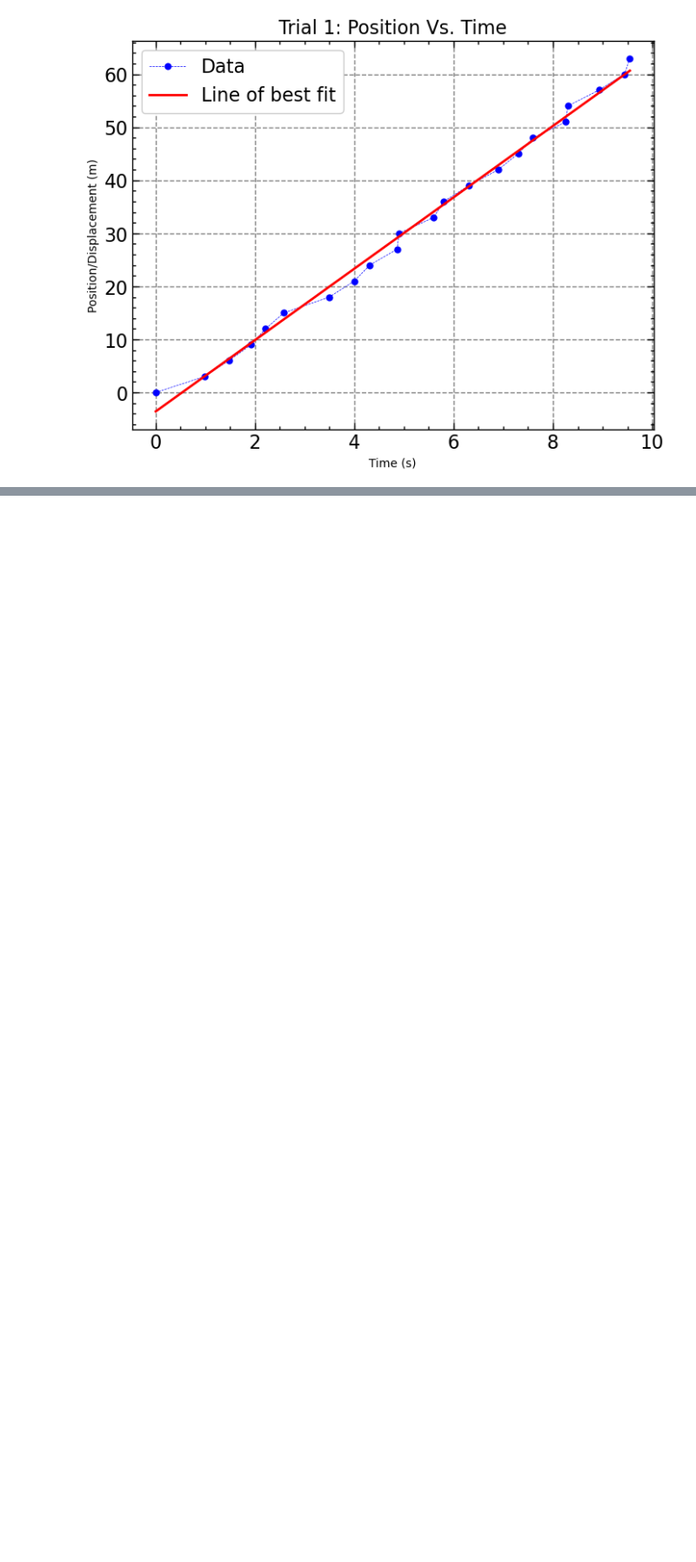
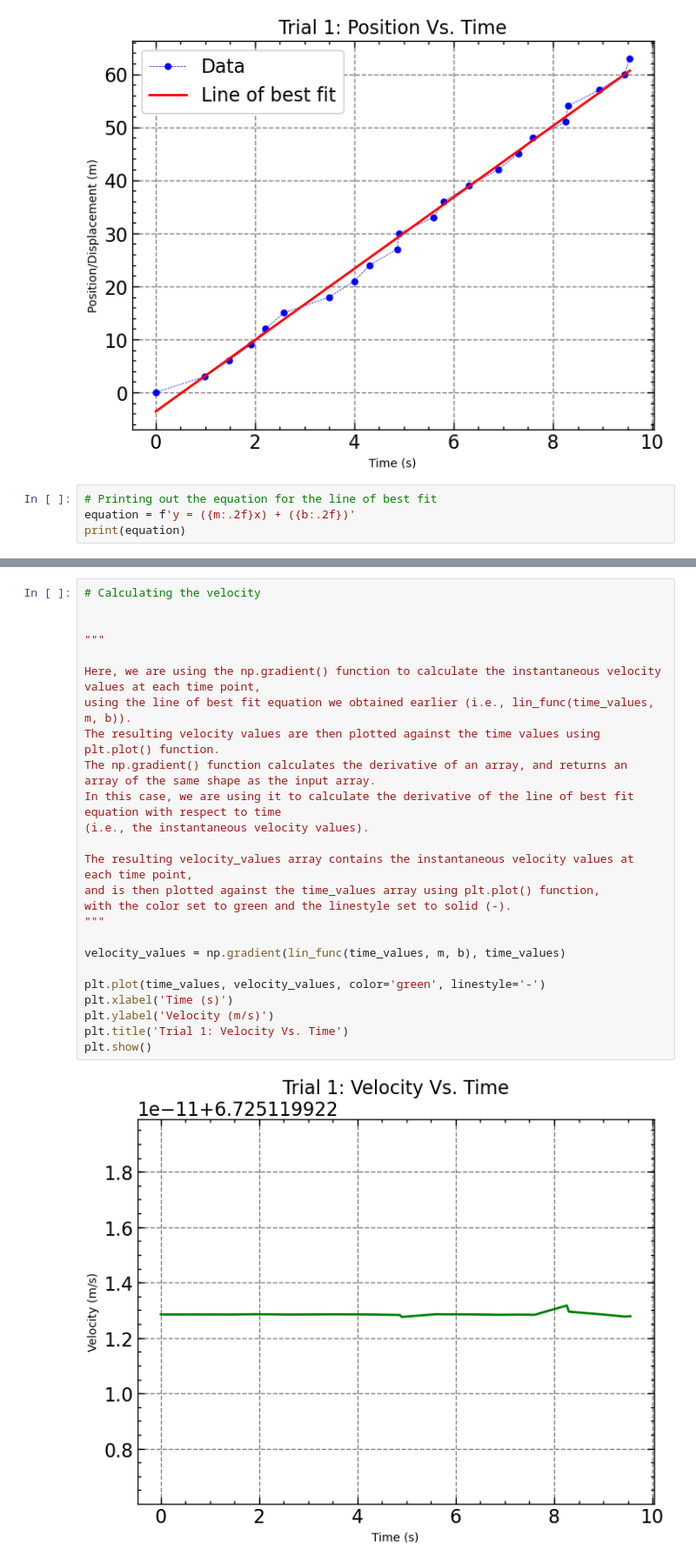
Before and after one commit to triopix/DVAT-GRAPHS, a Jupyter notebook: DVAT-Code/trials/trial1/trial_one.ipynb, the cells around one changed output, grey strips where cells are left out. Shown at 87% size. Drawn from its saved outputs; the diff is of its cells as text; blank space fills up the shorter version.

Commit message:
Create trial 1 velocity time graph

```diff
--- a/DVAT-Code/trials/trial1/trial_one.ipynb
+++ b/DVAT-Code/trials/trial1/trial_one.ipynb
@@ -88,3 +88,7 @@ plt.legend()
 plt.show()
 # %% [output]
 [figure]
+# %%
+# Printing out the equation for the line of best fit
+equation = f'y = ({m:.2f}x) + ({b:.2f})'
+print(equation)
@@ -90,0 +101,27 @@ plt.show()
+# %%
+# Calculating the velocity
+
+
+"""
+
+Here, we are using the np.gradient() function to calculate the instantaneous velocity values at each time point,
+using the line of best fit equation we obtained earlier (i.e., lin_func(time_values, m, b)).
+The resulting velocity values are then plotted against the time values using plt.plot() function.
+The np.gradient() function calculates the derivative of an array, and returns an array of the same shape as the input array.
+In this case, we are using it to calculate the derivative of the line of best fit equation with respect to time
+(i.e., the instantaneous velocity values).
+
+The resulting velocity_values array contains the instantaneous velocity values at each time point,
+and is then plotted against the time_values array using plt.plot() function,
+with the color set to green and the linestyle set to solid (-).
+"""
+
+velocity_values = np.gradient(lin_func(time_values, m, b), time_values)
+
+plt.plot(time_values, velocity_values, color='green', linestyle='-')
+plt.xlabel('Time (s)')
+plt.ylabel('Velocity (m/s)')
+plt.title('Trial 1: Velocity Vs. Time')
+plt.show()
+# %% [output]
+[figure, added]
```
Also changed, not shown: parts of 3 cells of this notebook.
